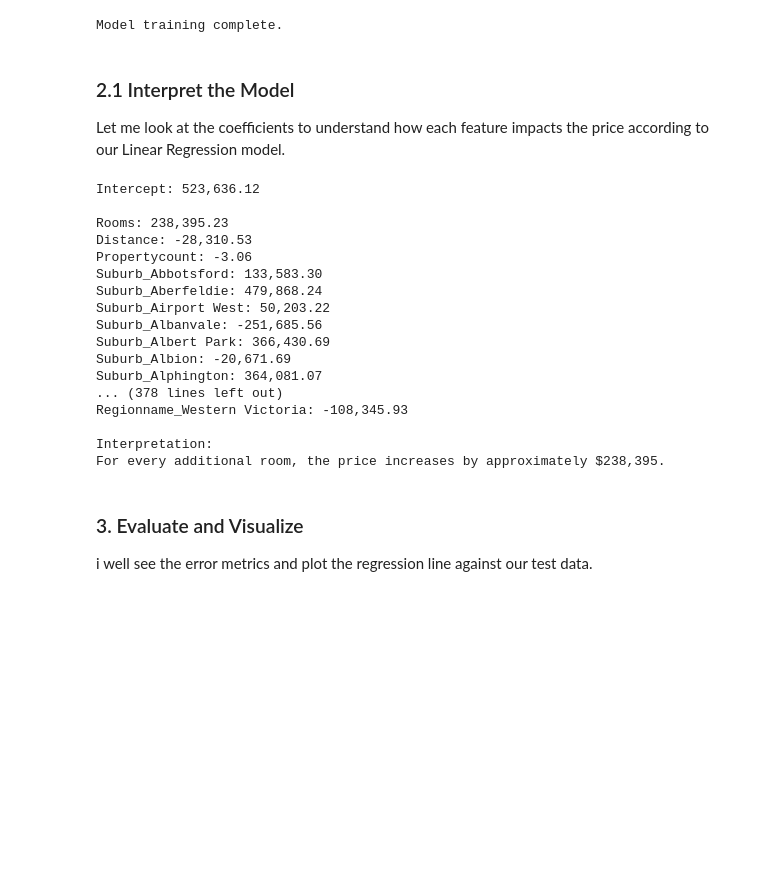
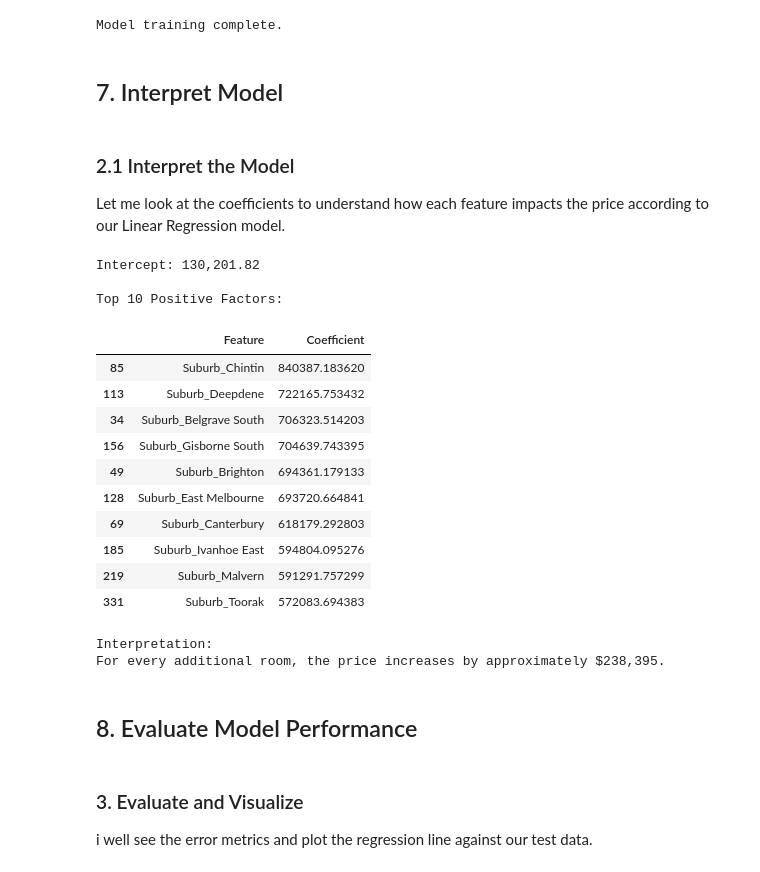
Before and after one commit to mudather490/House_Price_model_linearregression, a Jupyter notebook: House_Price_model1.ipynb, the cells around one changed output. Saved outputs shown, nothing was run; the diff lists cells and outputs as text; code cells hidden in the pictures; blank space fills up the shorter version.

```diff
--- a/House_Price_model1.ipynb
+++ b/House_Price_model1.ipynb
@@ -67,20 +73,18 @@ dtype: int64
 # %% [markdown]
 For a basic linear regression, i would drop rows with missing 'Price' values and select numerical features.
 # %%
-import pandas as pd
-
 # 1. Drop rows where Price is missing
 df_clean = df.dropna(subset=['Price'])
 
 # 2. Select more features, including categorical ones
-# We'll use Suburb, Type, and Method as well as our numbers
+# We've added Postcode based on correlation analysis feedback
 categorical_features = ['Suburb', 'Type', 'Method', 'Regionname']
-numerical_features = ['Rooms', 'Distance', 'Propertycount']
+numerical_features = ['Rooms', 'Distance', 'Propertycount', 'Postcode']
 
 # 3. One-Hot Encoding: Convert text categories into numeric columns
 X = pd.get_dummies(df_clean[categorical_features + numerical_features], columns=categorical_features)
 y = df_clean['Price']
 
 print(f"New data shape with encoded features: {X.shape}")
-print("We went from 3 features to hundreds of specific 'clues'!")
+print(f"Included numerical features: {numerical_features}")
 # %% [output]
@@ -121,38 +131,48 @@ y_pred = model.predict(X_test)
 print("Model training complete.")
 # %% [output]
 Model training complete.
+# %% [markdown]
+## 7. Interpret Model
 # %% [markdown]
 ### 2.1 Interpret the Model
 Let me look at the coefficients to understand how each feature impacts the price according to our Linear Regression model.
-# %%
-print(f"Intercept: {model.intercept_:,.2f}\n")
-
-# We use X.columns because 'features' was not defined,
-# and X.columns contains all 389 encoded feature names.
-for feature, coef in zip(X.columns, model.coef_):
-    print(f"{feature}: {coef:,.2f}")
-
-print("\nInterpretation:")
-# model.coef_[0] corresponds to the first column in X, which is 'Rooms'
-print(f"For every additional room, the price increases by approximately ${model.coef_[0]:,.0f}.")
-# %% [output]
-Intercept: 523,636.12
-
-Rooms: 238,395.23
-Distance: -28,310.53
-Propertycount: -3.06
-Suburb_Abbotsford: 133,583.30
-Suburb_Aberfeldie: 479,868.24
-Suburb_Airport West: 50,203.22
-Suburb_Albanvale: -251,685.56
-Suburb_Albert Park: 366,430.69
-Suburb_Albion: -20,671.69
-Suburb_Alphington: 364,081.07
-... (378 lines left out)
-Regionname_Western Victoria: -108,345.93
-
-Interpretation:
-For every additional room, the price increases by approximately $238,395.
+# %%
+print(f"Intercept: {model.intercept_:,.2f}\n")
+
+# Creating a DataFrame to sort and show the top coefficients
+coef_summary = pd.DataFrame({
+    'Feature': X.columns,
+    'Coefficient': model.coef_
+}).sort_values(by='Coefficient', ascending=False)
+
+print("Top 10 Positive Factors:")
+display(coef_summary.head(10))
+
+print("\nInterpretation:")
+try:
+    rooms_idx = list(X.columns).index('Rooms')
+    print(f"For every additional room, the price increases by approximately ${model.coef_[rooms_idx]:,.0f}.")
+except ValueError:
+    print("Rooms feature not found in model.")
+# %% [output]
+Intercept: 130,201.82
+
+Top 10 Positive Factors:
+|  | Feature | Coefficient |
+| 85 | Suburb_Chintin | 840387.183620 |
+| 113 | Suburb_Deepdene | 722165.753432 |
+| 34 | Suburb_Belgrave South | 706323.514203 |
+| 156 | Suburb_Gisborne South | 704639.743395 |
+| 49 | Suburb_Brighton | 694361.179133 |
+| 128 | Suburb_East Melbourne | 693720.664841 |
+| 69 | Suburb_Canterbury | 618179.292803 |
+| 185 | Suburb_Ivanhoe East | 594804.095276 |
+| 219 | Suburb_Malvern | 591291.757299 |
+| 331 | Suburb_Toorak | 572083.694383 |
+Interpretation:
+For every additional room, the price increases by approximately $238,395.
+# %% [markdown]
+## 8. Evaluate Model Performance
 # %% [markdown]
 ### 3. Evaluate and Visualize
 i well see the error metrics and plot the regression line against our test data.
```
Also changed, not shown: parts of 13 cells of this notebook.
